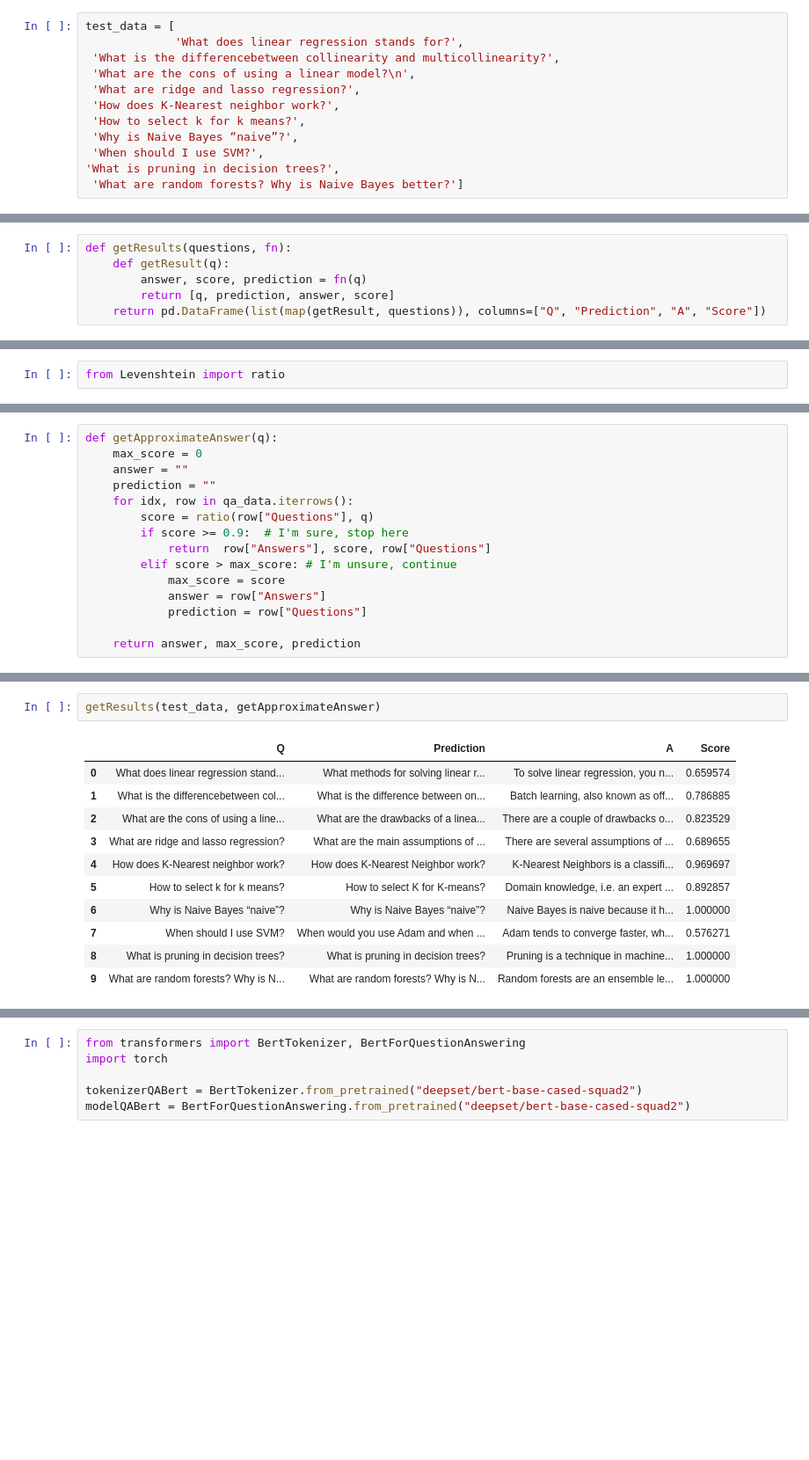
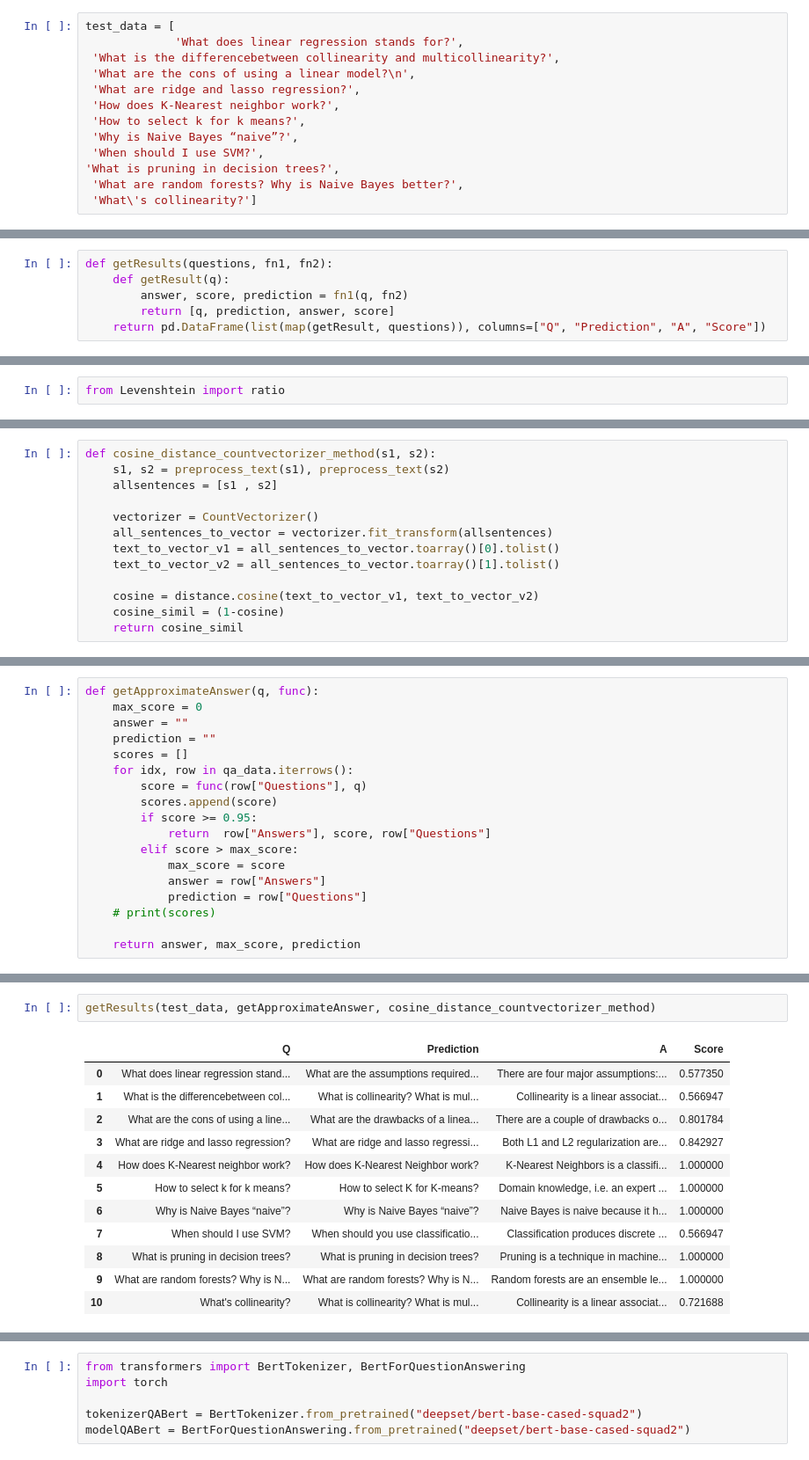
Before and after one commit to Teasotea/DialogSystem, a Jupyter notebook: ConversationalAI.ipynb, the cells around one changed output, grey strips where cells are left out. Shown at 88% size. Cells and saved outputs as stored; diff of their text form; blank space fills up the shorter version.

```diff
--- a/ConversationalAI.ipynb
+++ b/ConversationalAI.ipynb
@@ -391,4 +391,5 @@ test_data = [
  'Why is Naive Bayes “naive”?',
  'When should I use SVM?',
 'What is pruning in decision trees?',
- 'What are random forests? Why is Naive Bayes better?']
+ 'What are random forests? Why is Naive Bayes better?',
+ 'What\'s collinearity?']
@@ -397,6 +396,6 @@ test_data = [
 # %%
-def getResults(questions, fn):
+def getResults(questions, fn1, fn2):
     def getResult(q):
-        answer, score, prediction = fn(q)
+        answer, score, prediction = fn1(q, fn2)
         return [q, prediction, answer, score]
     return pd.DataFrame(list(map(getResult, questions)), columns=["Q", "Prediction", "A", "Score"])
@@ -432,0 +463,13 @@ from Levenshtein import ratio
+# %%
+def cosine_distance_countvectorizer_method(s1, s2):
+    s1, s2 = preprocess_text(s1), preprocess_text(s2)
+    allsentences = [s1 , s2]
+
+    vectorizer = CountVectorizer()
+    all_sentences_to_vector = vectorizer.fit_transform(allsentences)
+    text_to_vector_v1 = all_sentences_to_vector.toarray()[0].tolist()
+    text_to_vector_v2 = all_sentences_to_vector.toarray()[1].tolist()
+
+    cosine = distance.cosine(text_to_vector_v1, text_to_vector_v2)
+    cosine_simil = (1-cosine)
+    return cosine_simil
@@ -433,15 +482,18 @@ from Levenshtein import ratio
 # %%
-def getApproximateAnswer(q):
+def getApproximateAnswer(q, func):
     max_score = 0
     answer = ""
     prediction = ""
+    scores = []
     for idx, row in qa_data.iterrows():
-        score = ratio(row["Questions"], q)
-        if score >= 0.9:  # I'm sure, stop here
+        score = func(row["Questions"], q)
+        scores.append(score)
+        if score >= 0.95:
             return  row["Answers"], score, row["Questions"]
-        elif score > max_score: # I'm unsure, continue
+        elif score > max_score:
             max_score = score
             answer = row["Answers"]
             prediction = row["Questions"]
+    # print(scores)
 
     return answer, max_score, prediction
@@ -448,15 +518,16 @@ def getApproximateAnswer(q):
 # %%
-getResults(test_data, getApproximateAnswer)
+getResults(test_data, getApproximateAnswer, cosine_distance_countvectorizer_method)
 # %% [output]
 |  | Q | Prediction | A | Score |
-| 0 | What does linear regression stand... | What methods for solving linear r... | To solve linear regression, you n... | 0.659574 |
-| 1 | What is the differencebetween col... | What is the difference between on... | Batch learning, also known as off... | 0.786885 |
-| 2 | What are the cons of using a line... | What are the drawbacks of a linea... | There are a couple of drawbacks o... | 0.823529 |
-| 3 | What are ridge and lasso regression? | What are the main assumptions of ... | There are several assumptions of ... | 0.689655 |
-| 4 | How does K-Nearest neighbor work? | How does K-Nearest Neighbor work? | K-Nearest Neighbors is a classifi... | 0.969697 |
-| 5 | How to select k for k means? | How to select K for K-means? | Domain knowledge, i.e. an expert ... | 0.892857 |
+| 0 | What does linear regression stand... | What are the assumptions required... | There are four major assumptions:... | 0.577350 |
+| 1 | What is the differencebetween col... | What is collinearity? What is mul... | Collinearity is a linear associat... | 0.566947 |
+| 2 | What are the cons of using a line... | What are the drawbacks of a linea... | There are a couple of drawbacks o... | 0.801784 |
+| 3 | What are ridge and lasso regression? | What are ridge and lasso regressi... | Both L1 and L2 regularization are... | 0.842927 |
+| 4 | How does K-Nearest neighbor work? | How does K-Nearest Neighbor work? | K-Nearest Neighbors is a classifi... | 1.000000 |
+| 5 | How to select k for k means? | How to select K for K-means? | Domain knowledge, i.e. an expert ... | 1.000000 |
 | 6 | Why is Naive Bayes “naive”? | Why is Naive Bayes “naive”? | Naive Bayes is naive because it h... | 1.000000 |
-| 7 | When should I use SVM? | When would you use Adam and when ... | Adam tends to converge faster, wh... | 0.576271 |
+| 7 | When should I use SVM? | When should you use classificatio... | Classification produces discrete ... | 0.566947 |
 | 8 | What is pruning in decision trees? | What is pruning in decision trees? | Pruning is a technique in machine... | 1.000000 |
 | 9 | What are random forests? Why is N... | What are random forests? Why is N... | Random forests are an ensemble le... | 1.000000 |
+| 10 | What's collinearity? | What is collinearity? What is mul... | Collinearity is a linear associat... | 0.721688 |
 # %% [markdown]
```
Also changed, not shown: parts of 31 cells of this notebook.
